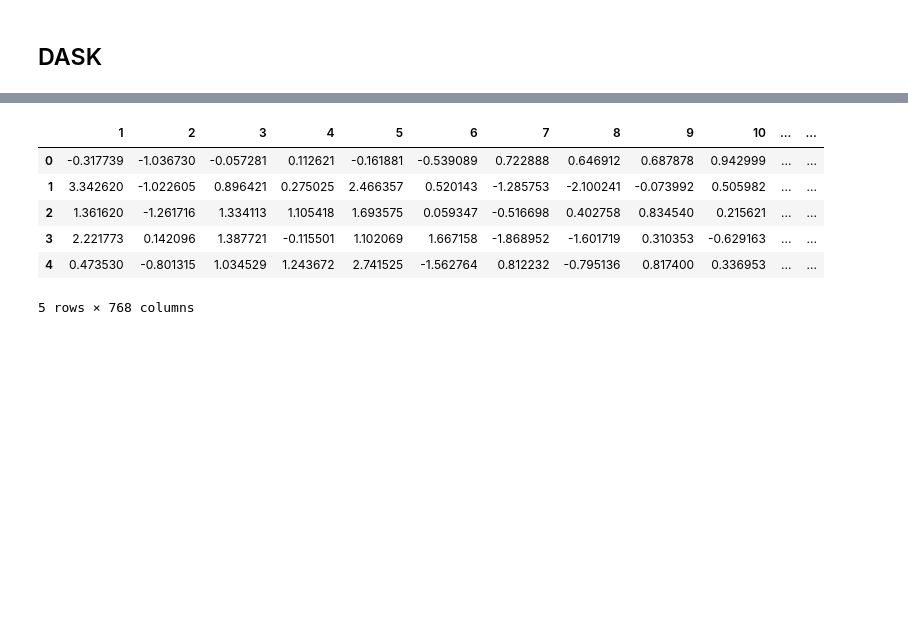
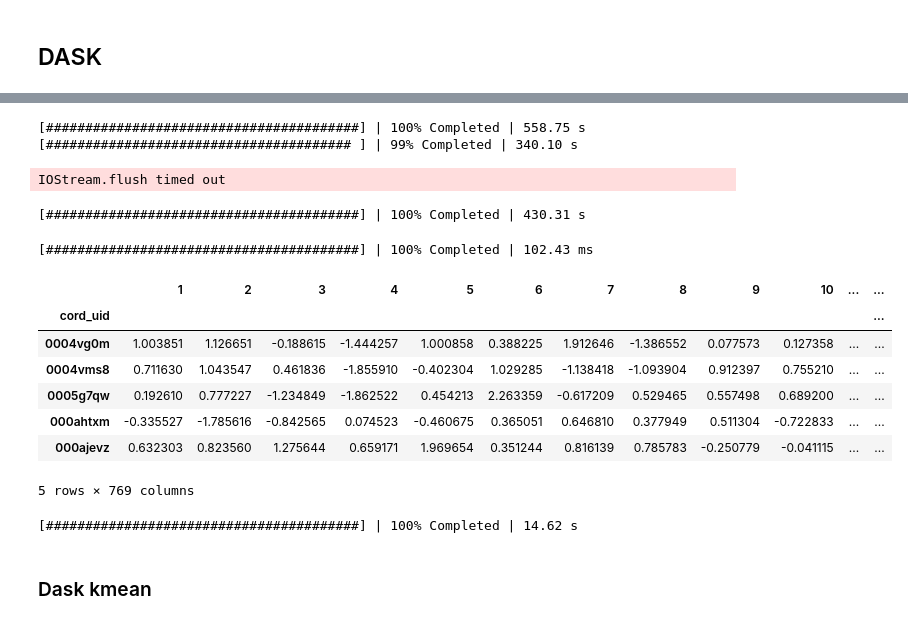
Before and after one commit to FrInve/CovEffect-data-provision, a Jupyter notebook: notebooks/validation_clustering.ipynb, the cells around one changed output, grey strips where cells are left out. Saved outputs shown, nothing was run; the diff lists cells and outputs as text; code cells hidden in the pictures; blank space fills up the shorter version.

```diff
--- a/notebooks/validation_clustering.ipynb
+++ b/notebooks/validation_clustering.ipynb
@@ -82,6 +17,6 @@ Worker: 1
 # %%
 dfe = dd.read_csv('../products/raw/embeddings.csv',header=None)
-df = pd.read_csv('../products/production_metadata/metadata_full.csv')
+df = pd.read_csv('../products/production_metadata/metadata_full.csv', dtype={'pubmed_id':str,'arxiv_id':str, 'who_covidence_id':str})
 # %%
 dfe = dfe.reset_index(drop=True)
 # %%
@@ -93,21 +28,36 @@ dfe = dfe[dfe.iloc[:,0].isin(df.index)]
 # %%
 dfe = dfe.rename(columns={0:'cord_uid'})
 # %%
-dfe = dfe.drop_duplicates(subset=['cord_uid']).persist()
+dfe = dfe.drop_duplicates(subset=['cord_uid'])
+# %%
+dfe = dfe.set_index('cord_uid').persist()
+# %% [output]
+[########################################] | 100% Completed | 558.75 s
+[####################################### ] | 99% Completed | 340.10 s
+IOStream.flush timed out
+[########################################] | 100% Completed | 430.31 s
+# %%
+dfe = dfe.repartition(npartitions=100)
 # %%
 from dask_ml.cluster import KMeans
 from dask_ml.preprocessing import StandardScaler
+# %%
+dfe.head()
+# %% [output]
+[########################################] | 100% Completed | 102.43 ms
+|  | 1 | 2 | 3 | 4 | 5 | 6 | 7 | 8 | 9 | 10 | ... | ... |
+| cord_uid |  |  |  |  |  |  |  |  |  |  |  | ... |
+| 0004vg0m | 1.003851 | 1.126651 | -0.188615 | -1.444257 | 1.000858 | 0.388225 | 1.912646 | -1.386552 | 0.077573 | 0.127358 | ... | ... |
+| 0004vms8 | 0.711630 | 1.043547 | 0.461836 | -1.855910 | -0.402304 | 1.029285 | -1.138418 | -1.093904 | 0.912397 | 0.755210 | ... | ... |
+| 0005g7qw | 0.192610 | 0.777227 | -1.234849 | -1.862522 | 0.454213 | 2.263359 | -0.617209 | 0.529465 | 0.557498 | 0.689200 | ... | ... |
+| 000ahtxm | -0.335527 | -1.785616 | -0.842565 | 0.074523 | -0.460675 | 0.365051 | 0.646810 | 0.377949 | 0.511304 | -0.722833 | ... | ... |
+| 000ajevz | 0.632303 | 0.823560 | 1.275644 | 0.659171 | 1.969654 | 0.351244 | 0.816139 | 0.785783 | -0.250779 | -0.041115 | ... | ... |
+5 rows × 769 columns
 # %%
 scaler = StandardScaler(copy=False)
-scaled_dfe = scaler.fit_transform(dfe[dfe.columns[1:]])
+dfe = scaler.fit_transform(dfe)
+# %% [output]
+[########################################] | 100% Completed | 14.62 s
-# %%
-scaled_dfe.head()
-# %% [output]
-|  | 1 | 2 | 3 | 4 | 5 | 6 | 7 | 8 | 9 | 10 | ... | ... |
-| 0 | -0.317739 | -1.036730 | -0.057281 | 0.112621 | -0.161881 | -0.539089 | 0.722888 | 0.646912 | 0.687878 | 0.942999 | ... | ... |
-| 1 | 3.342620 | -1.022605 | 0.896421 | 0.275025 | 2.466357 | 0.520143 | -1.285753 | -2.100241 | -0.073992 | 0.505982 | ... | ... |
-| 2 | 1.361620 | -1.261716 | 1.334113 | 1.105418 | 1.693575 | 0.059347 | -0.516698 | 0.402758 | 0.834540 | 0.215621 | ... | ... |
-| 3 | 2.221773 | 0.142096 | 1.387721 | -0.115501 | 1.102069 | 1.667158 | -1.868952 | -1.601719 | 0.310353 | -0.629163 | ... | ... |
-| 4 | 0.473530 | -0.801315 | 1.034529 | 1.243672 | 2.741525 | -1.562764 | 0.812232 | -0.795136 | 0.817400 | 0.336953 | ... | ... |
-5 rows × 768 columns
+# %% [markdown]
+### Dask kmean
 # %%
```
Also changed, not shown: parts of 35 cells of this notebook.
